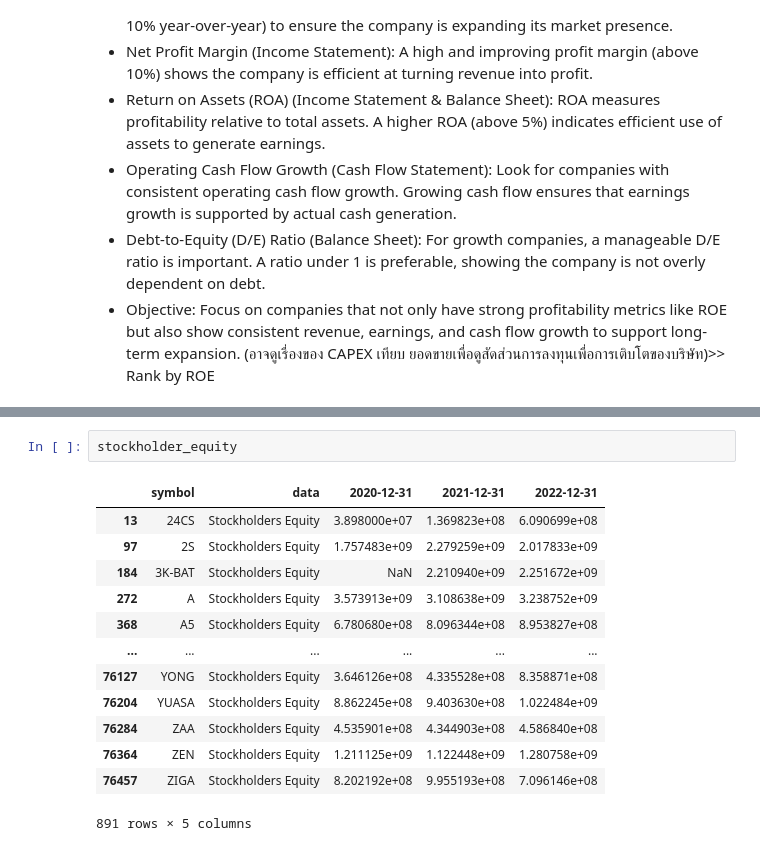
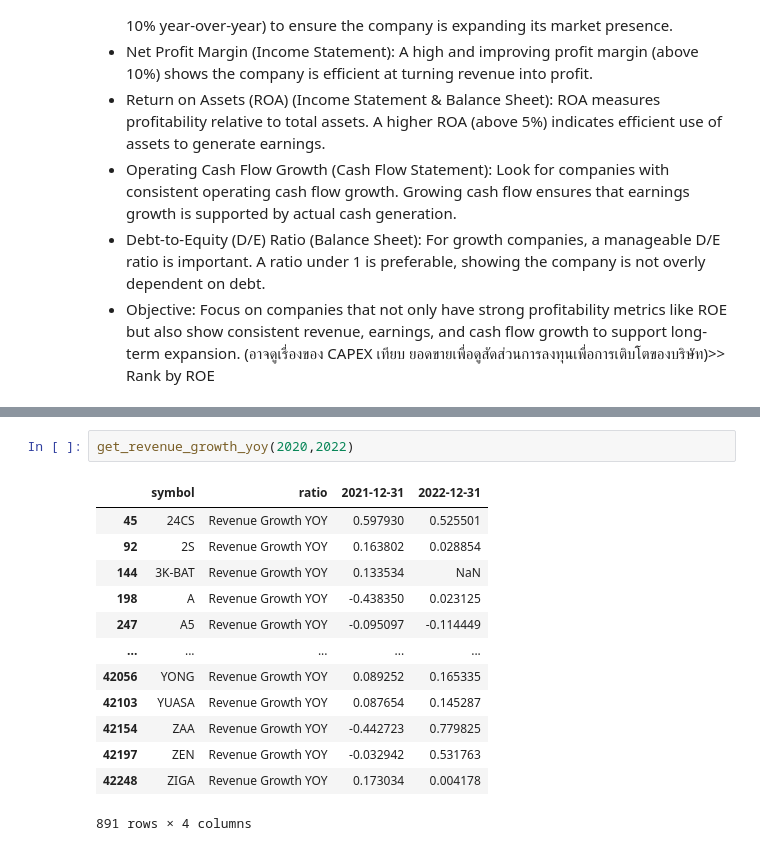
Before and after one commit to suparuek2405/Stock-screening-with-python, a Jupyter notebook: Group_assignment_Tacocat_set_yfinance.ipynb, the cells around one changed output, grey strips where cells are left out. Cells and saved outputs as stored; diff of their text form.

```diff
--- a/Group_assignment_Tacocat_set_yfinance.ipynb
+++ b/Group_assignment_Tacocat_set_yfinance.ipynb
@@ -419,16 +505,16 @@ net_income
-# %%
-stockholder_equity
-# %% [output]
-|  | symbol | data | 2020-12-31 | 2021-12-31 | 2022-12-31 |
-| 13 | 24CS | Stockholders Equity | 3.898000e+07 | 1.369823e+08 | 6.090699e+08 |
-| 97 | 2S | Stockholders Equity | 1.757483e+09 | 2.279259e+09 | 2.017833e+09 |
-| 184 | 3K-BAT | Stockholders Equity | NaN | 2.210940e+09 | 2.251672e+09 |
-| 272 | A | Stockholders Equity | 3.573913e+09 | 3.108638e+09 | 3.238752e+09 |
-| 368 | A5 | Stockholders Equity | 6.780680e+08 | 8.096344e+08 | 8.953827e+08 |
-| ... | ... | ... | ... | ... | ... |
-| 76127 | YONG | Stockholders Equity | 3.646126e+08 | 4.335528e+08 | 8.358871e+08 |
-| 76204 | YUASA | Stockholders Equity | 8.862245e+08 | 9.403630e+08 | 1.022484e+09 |
-| 76284 | ZAA | Stockholders Equity | 4.535901e+08 | 4.344903e+08 | 4.586840e+08 |
-| 76364 | ZEN | Stockholders Equity | 1.211125e+09 | 1.122448e+09 | 1.280758e+09 |
-| 76457 | ZIGA | Stockholders Equity | 8.202192e+08 | 9.955193e+08 | 7.096146e+08 |
-891 rows × 5 columns
+# %%
+get_revenue_growth_yoy(2020,2022)
+# %% [output]
+|  | symbol | ratio | 2021-12-31 | 2022-12-31 |
+| 45 | 24CS | Revenue Growth YOY | 0.597930 | 0.525501 |
+| 92 | 2S | Revenue Growth YOY | 0.163802 | 0.028854 |
+| 144 | 3K-BAT | Revenue Growth YOY | 0.133534 | NaN |
+| 198 | A | Revenue Growth YOY | -0.438350 | 0.023125 |
+| 247 | A5 | Revenue Growth YOY | -0.095097 | -0.114449 |
+| ... | ... | ... | ... | ... |
+| 42056 | YONG | Revenue Growth YOY | 0.089252 | 0.165335 |
+| 42103 | YUASA | Revenue Growth YOY | 0.087654 | 0.145287 |
+| 42154 | ZAA | Revenue Growth YOY | -0.442723 | 0.779825 |
+| 42197 | ZEN | Revenue Growth YOY | -0.032942 | 0.531763 |
+| 42248 | ZIGA | Revenue Growth YOY | 0.173034 | 0.004178 |
+891 rows × 4 columns
```
Also changed, not shown: parts of 10 cells of this notebook.
